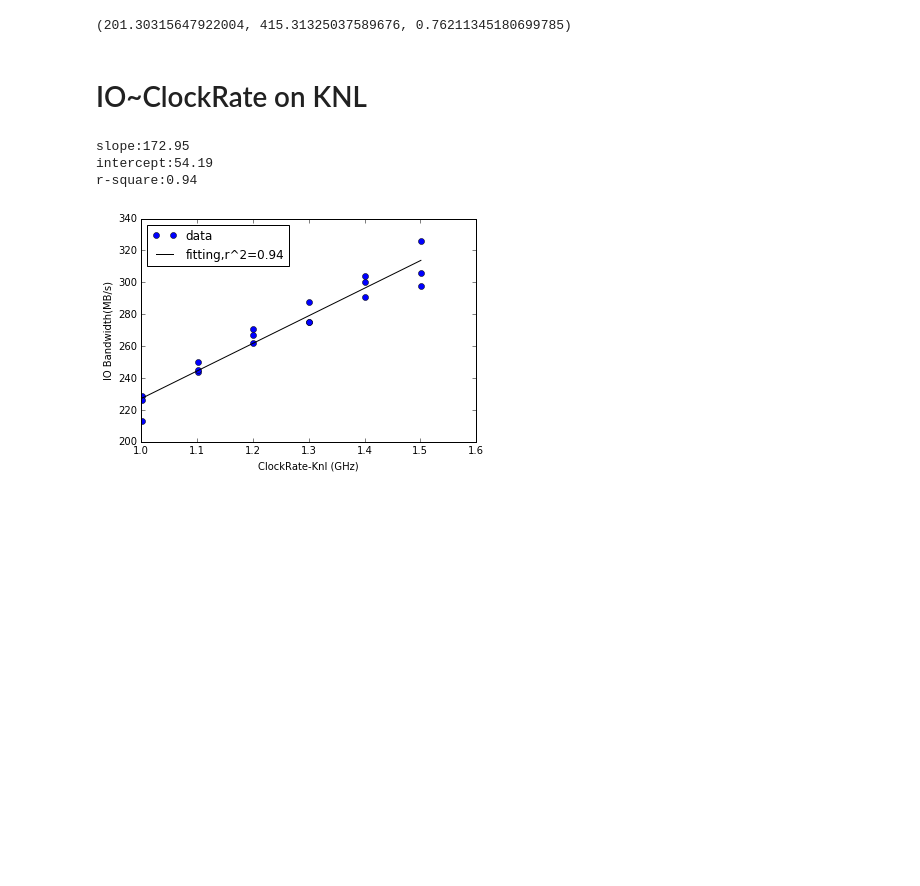
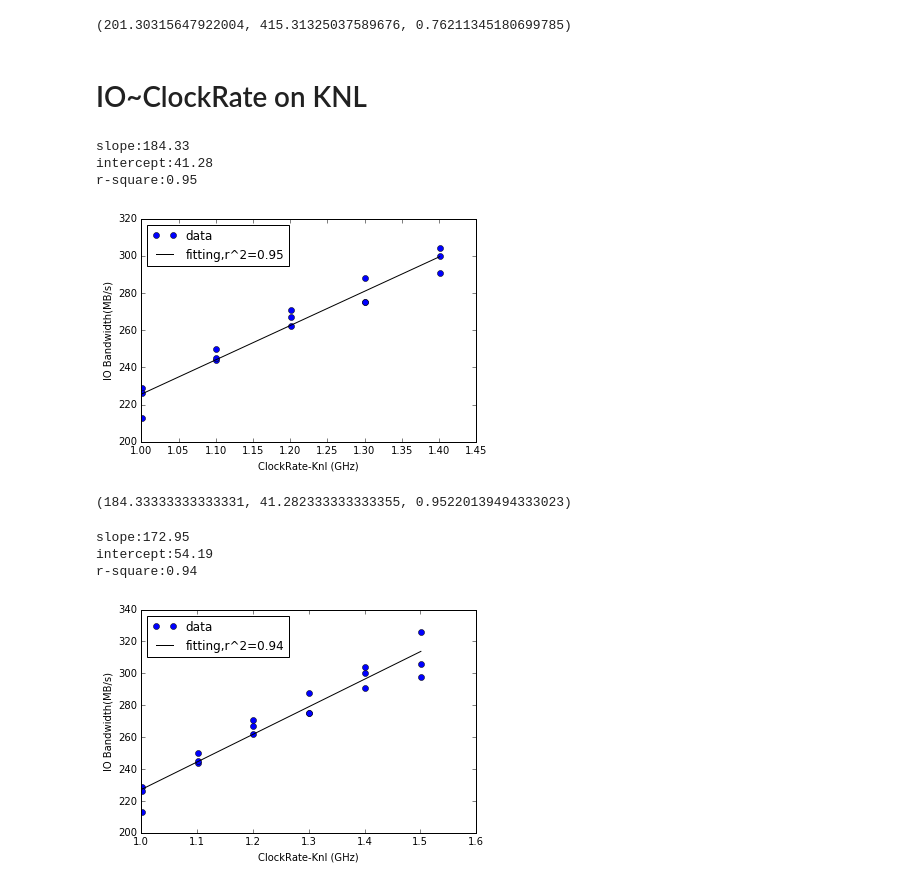
Before and after one commit to NERSC/heterogeneous-IO, a Jupyter notebook: cpu/plot/hio.ipynb, the cells around one changed output. Saved outputs shown, nothing was run; the diff lists cells and outputs as text; code cells hidden in the pictures; blank space fills up the shorter version.

```diff
--- a/cpu/plot/hio.ipynb
+++ b/cpu/plot/hio.ipynb
@@ -123,4 +189,12 @@ r-square:0.76
 (201.30315647922004, 415.31325037589676, 0.76211345180699785)
 # %% [markdown]
 # IO~ClockRate on KNL
+# %%
+plt_fit(df_knl['ClockRate'][3:],df_knl['io'][3:],'ClockRate-Knl (GHz)','IO Bandwidth(MB/s)')
+# %% [output]
+slope:184.33
+intercept:41.28
+r-square:0.95
+[figure, added]
+(184.33333333333331, 41.282333333333355, 0.95220139494333023)
 # %%
```
Also changed, not shown: parts of 38 cells of this notebook, 20 other files.
